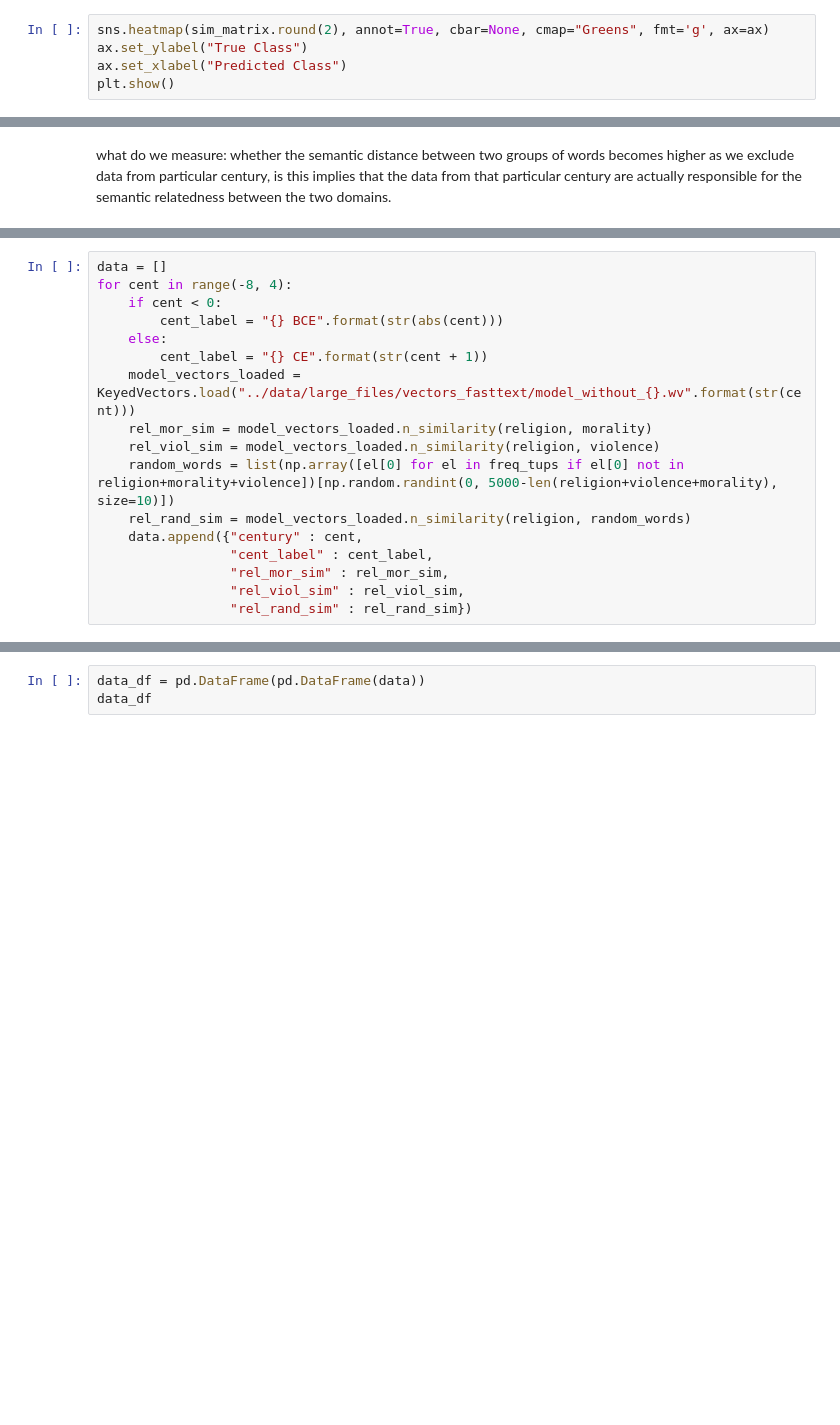
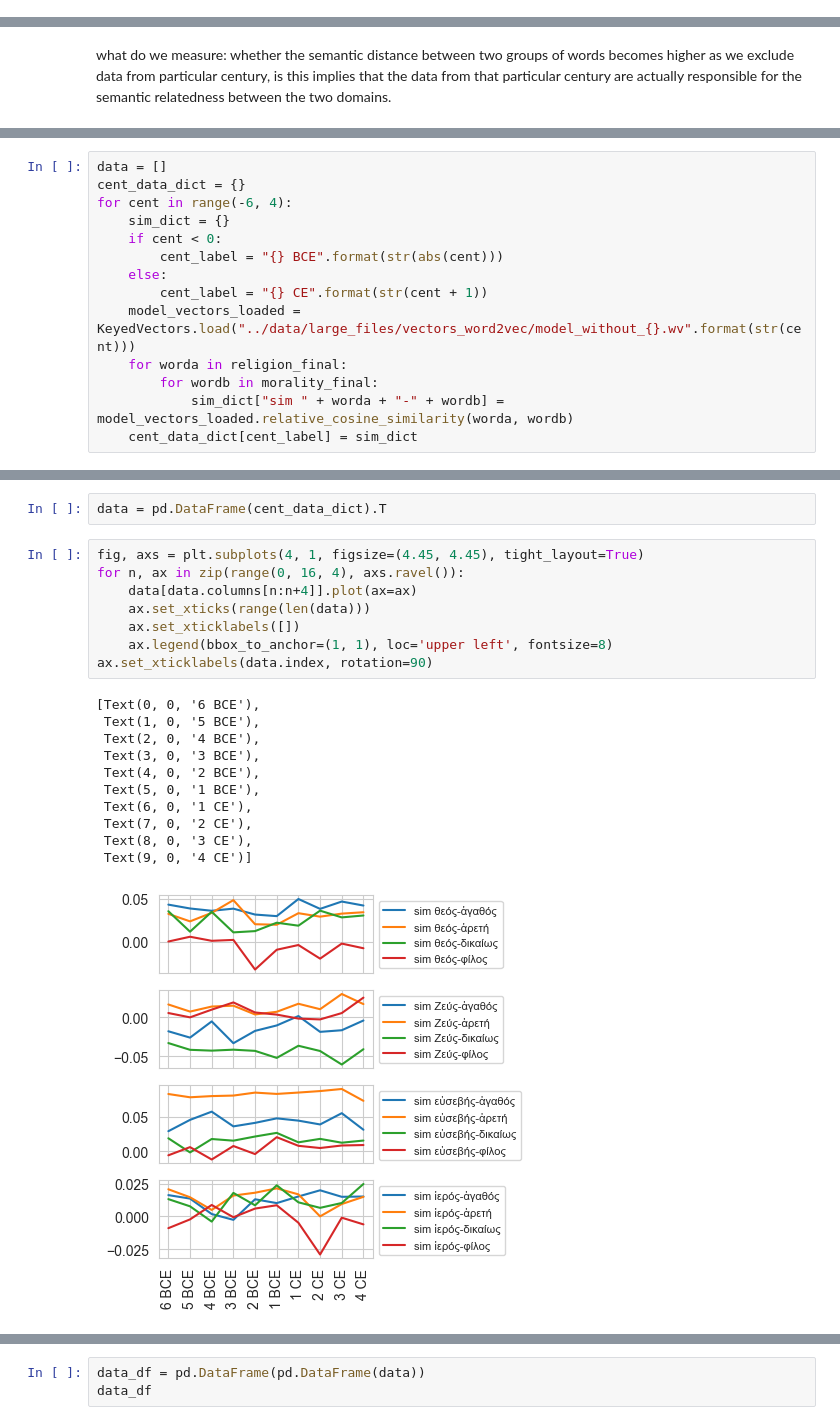
Before and after one commit to kasev/EpiMR, a Jupyter notebook: scripts/3_embeddings-analysis.ipynb, the cells around one changed output, grey strips where cells are left out. Cells and saved outputs as stored; diff of their text form; blank space fills up the shorter version.

```diff
--- a/scripts/3_embeddings-analysis.ipynb
+++ b/scripts/3_embeddings-analysis.ipynb
@@ -66,6 +65 @@ plt.show()
-# %%
-sns.heatmap(sim_matrix.round(2), annot=True, cbar=None, cmap="Greens", fmt='g', ax=ax)
-ax.set_ylabel("True Class")
-ax.set_xlabel("Predicted Class")
-plt.show()
 # %%
@@ -77,17 +73,14 @@ what do we measure: whether the semantic distance between two groups of words be
 # %%
 data = []
-for cent in range(-8, 4):
+cent_data_dict = {}
+for cent in range(-6, 4):
+    sim_dict = {}
     if cent < 0:
         cent_label = "{} BCE".format(str(abs(cent)))
     else:
         cent_label = "{} CE".format(str(cent + 1))
-    model_vectors_loaded = KeyedVectors.load("../data/large_files/vectors_fasttext/model_without_{}.wv".format(str(cent)))
-    rel_mor_sim = model_vectors_loaded.n_similarity(religion, morality)
-    rel_viol_sim = model_vectors_loaded.n_similarity(religion, violence)
-    random_words = list(np.array([el[0] for el in freq_tups if el[0] not in religion+morality+violence])[np.random.randint(0, 5000-len(religion+violence+morality), size=10)])
-    rel_rand_sim = model_vectors_loaded.n_similarity(religion, random_words)
-    data.append({"century" : cent,
-                 "cent_label" : cent_label,
-                 "rel_mor_sim" : rel_mor_sim,
-                 "rel_viol_sim" : rel_viol_sim,
-                 "rel_rand_sim" : rel_rand_sim})
+    model_vectors_loaded = KeyedVectors.load("../data/large_files/vectors_word2vec/model_without_{}.wv".format(str(cent)))
+    for worda in religion_final:
+        for wordb in morality_final:
+            sim_dict["sim " + worda + "-" + wordb] = model_vectors_loaded.relative_cosine_similarity(worda, wordb)
+    cent_data_dict[cent_label] = sim_dict
@@ -93,0 +107,22 @@ for cent in range(-8, 4):
+# %%
+data = pd.DataFrame(cent_data_dict).T
+# %%
+fig, axs = plt.subplots(4, 1, figsize=(4.45, 4.45), tight_layout=True)
+for n, ax in zip(range(0, 16, 4), axs.ravel()):
+    data[data.columns[n:n+4]].plot(ax=ax)
+    ax.set_xticks(range(len(data)))
+    ax.set_xticklabels([])
+    ax.legend(bbox_to_anchor=(1, 1), loc='upper left', fontsize=8)
+ax.set_xticklabels(data.index, rotation=90)
+# %% [output]
+[Text(0, 0, '6 BCE'),
+ Text(1, 0, '5 BCE'),
+ Text(2, 0, '4 BCE'),
+ Text(3, 0, '3 BCE'),
+ Text(4, 0, '2 BCE'),
+ Text(5, 0, '1 BCE'),
+ Text(6, 0, '1 CE'),
+ Text(7, 0, '2 CE'),
+ Text(8, 0, '3 CE'),
+ Text(9, 0, '4 CE')]
+[figure, added]
```
Also changed, not shown: parts of 16 cells of this notebook, 3 other files.
